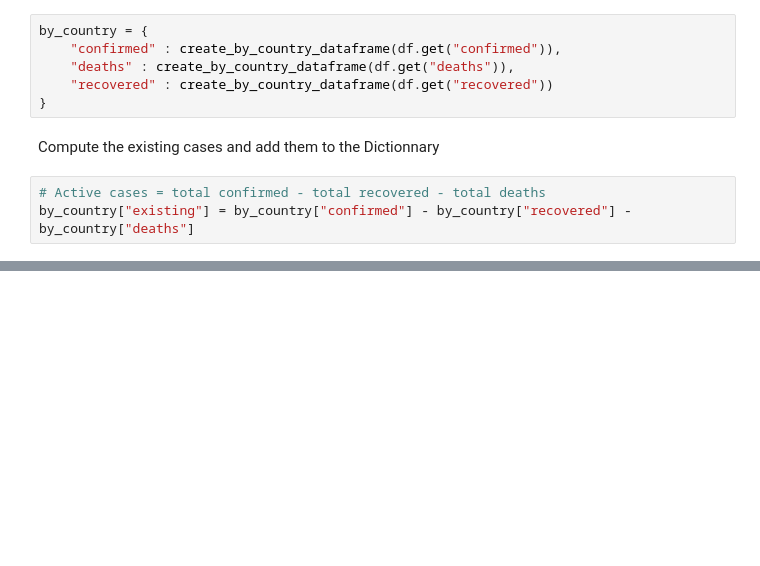
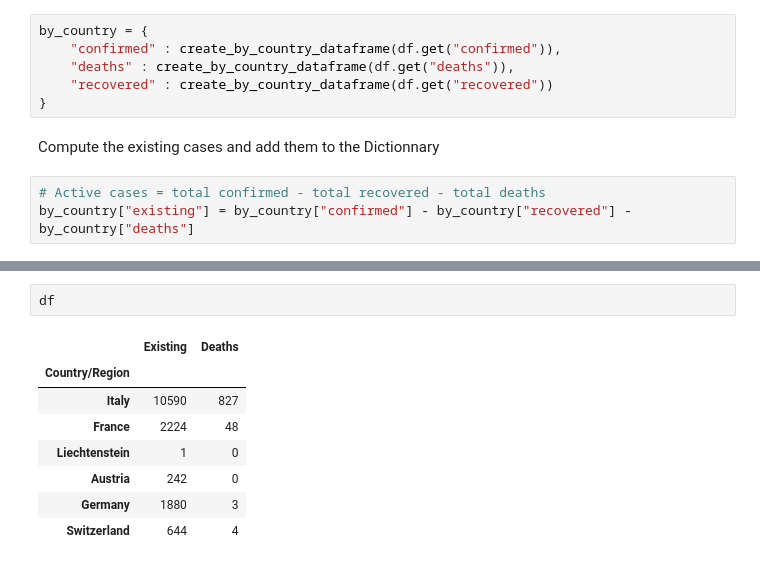
Before and after one commit to fredmontet/co-vidis, a Jupyter notebook: notebooks/covid-19.ipynb, the cells around one changed output, grey strips where cells are left out. Saved outputs shown, nothing was run; the diff lists cells and outputs as text; blank space fills up the shorter version.

```diff
--- a/notebooks/covid-19.ipynb
+++ b/notebooks/covid-19.ipynb
@@ -142,0 +123,11 @@ spread[CH_neighbors_no_italy][from_date:].plot(figsize=(20,10),ax=ax2);
+# %%
+df
+# %% [output]
+|  | Existing | Deaths |
+| Country/Region |  |  |
+| Italy | 10590 | 827 |
+| France | 2224 | 48 |
+| Liechtenstein | 1 | 0 |
+| Austria | 242 | 0 |
+| Germany | 1880 | 3 |
+| Switzerland | 644 | 4 |
```
Also changed, not shown: parts of 39 cells of this notebook, 2 other files.
